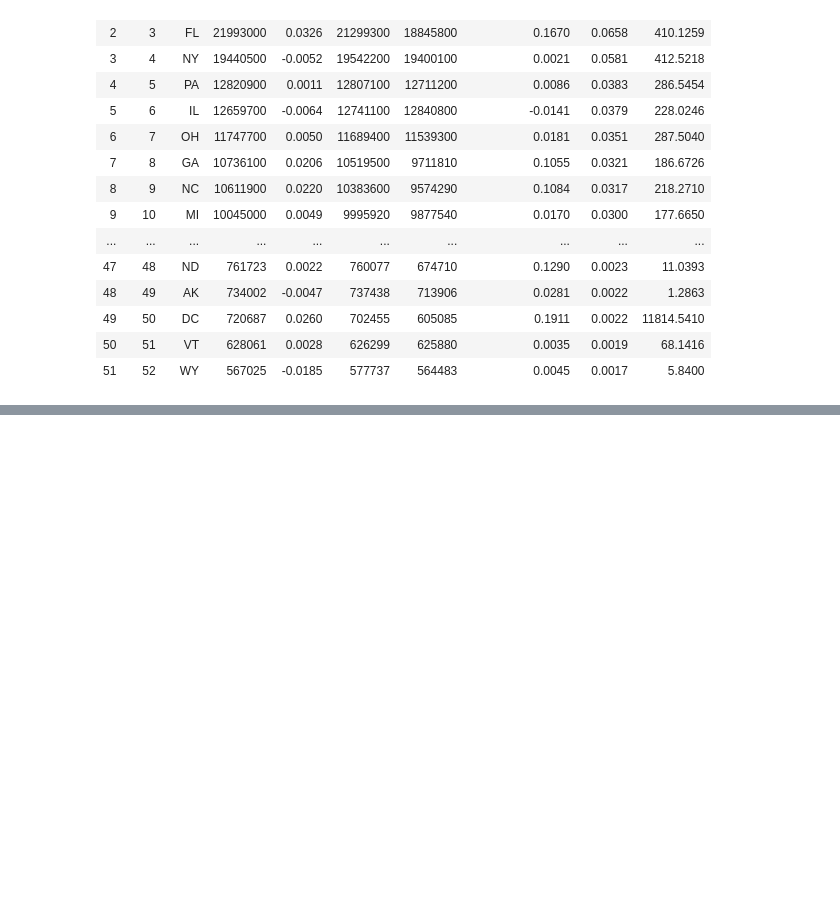
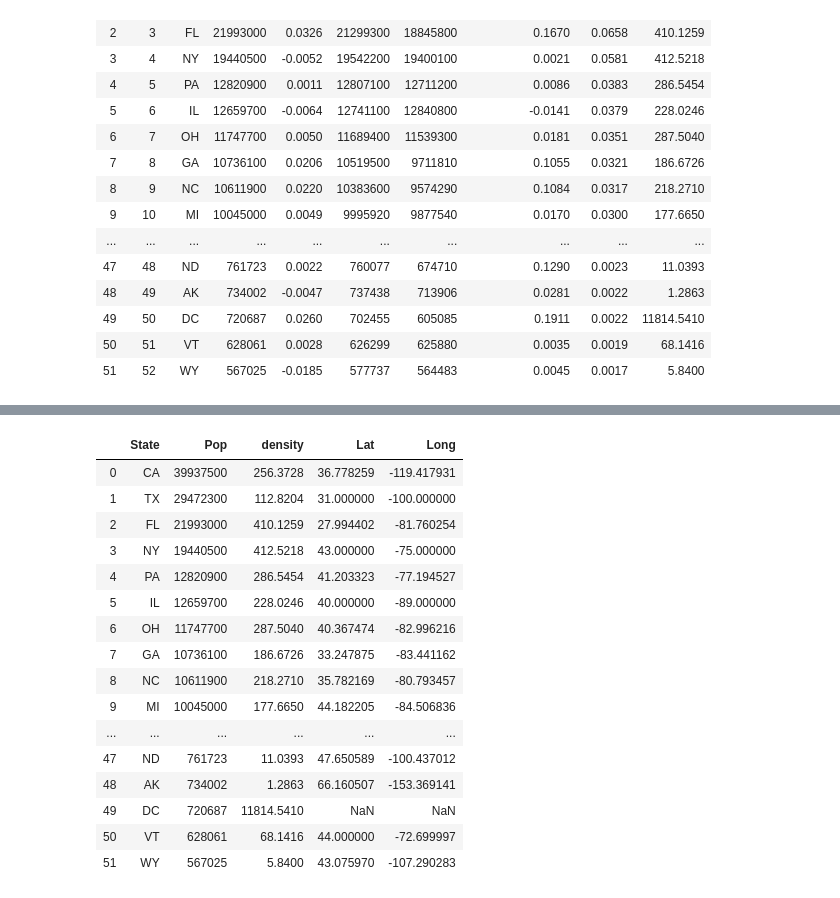
Before and after one commit to anPerger/Project2, a Jupyter notebook: cleaning/populationData.ipynb, the cells around one changed output, grey strips where cells are left out. Cells and saved outputs as stored; diff of their text form; code cells hidden in the pictures; blank space fills up the shorter version.

Commit message:
merging pop data with lat long

```diff
--- a/cleaning/populationData.ipynb
+++ b/cleaning/populationData.ipynb
@@ -30,3 +30,7 @@ PopData
 # %%
 # Deleting columns from Dataframe
 cleaned = PopData.drop(columns=['rank','Growth','Pop2018','Pop2010','growthSince2010', 'Percent'])
+# %%
+# reading in csv with lat long
+latdf = pd.read_csv('../data/Lat_long_states.csv')
+latdf
@@ -33,2 +55,24 @@ cleaned = PopData.drop(columns=['rank','Growth','Pop2018','Pop2010','growthSince
+# %%
+# merging pop df and lat long df on state
+merged_pop_df = pd.merge(cleaned,latdf, on='State', how='left')
+merged_pop_df
+# %% [output]
+|  | State | Pop | density | Lat | Long |
+| 0 | CA | 39937500 | 256.3728 | 36.778259 | -119.417931 |
+| 1 | TX | 29472300 | 112.8204 | 31.000000 | -100.000000 |
+| 2 | FL | 21993000 | 410.1259 | 27.994402 | -81.760254 |
+| 3 | NY | 19440500 | 412.5218 | 43.000000 | -75.000000 |
+| 4 | PA | 12820900 | 286.5454 | 41.203323 | -77.194527 |
+| 5 | IL | 12659700 | 228.0246 | 40.000000 | -89.000000 |
+| 6 | OH | 11747700 | 287.5040 | 40.367474 | -82.996216 |
+| 7 | GA | 10736100 | 186.6726 | 33.247875 | -83.441162 |
+| 8 | NC | 10611900 | 218.2710 | 35.782169 | -80.793457 |
+| 9 | MI | 10045000 | 177.6650 | 44.182205 | -84.506836 |
+| ... | ... | ... | ... | ... | ... |
+| 47 | ND | 761723 | 11.0393 | 47.650589 | -100.437012 |
+| 48 | AK | 734002 | 1.2863 | 66.160507 | -153.369141 |
+| 49 | DC | 720687 | 11814.5410 | NaN | NaN |
+| 50 | VT | 628061 | 68.1416 | 44.000000 | -72.699997 |
+| 51 | WY | 567025 | 5.8400 | 43.075970 | -107.290283 |
 # %%
 # Export to csv
```
Also changed, not shown: parts of 3 cells of this notebook, 2 other files.
